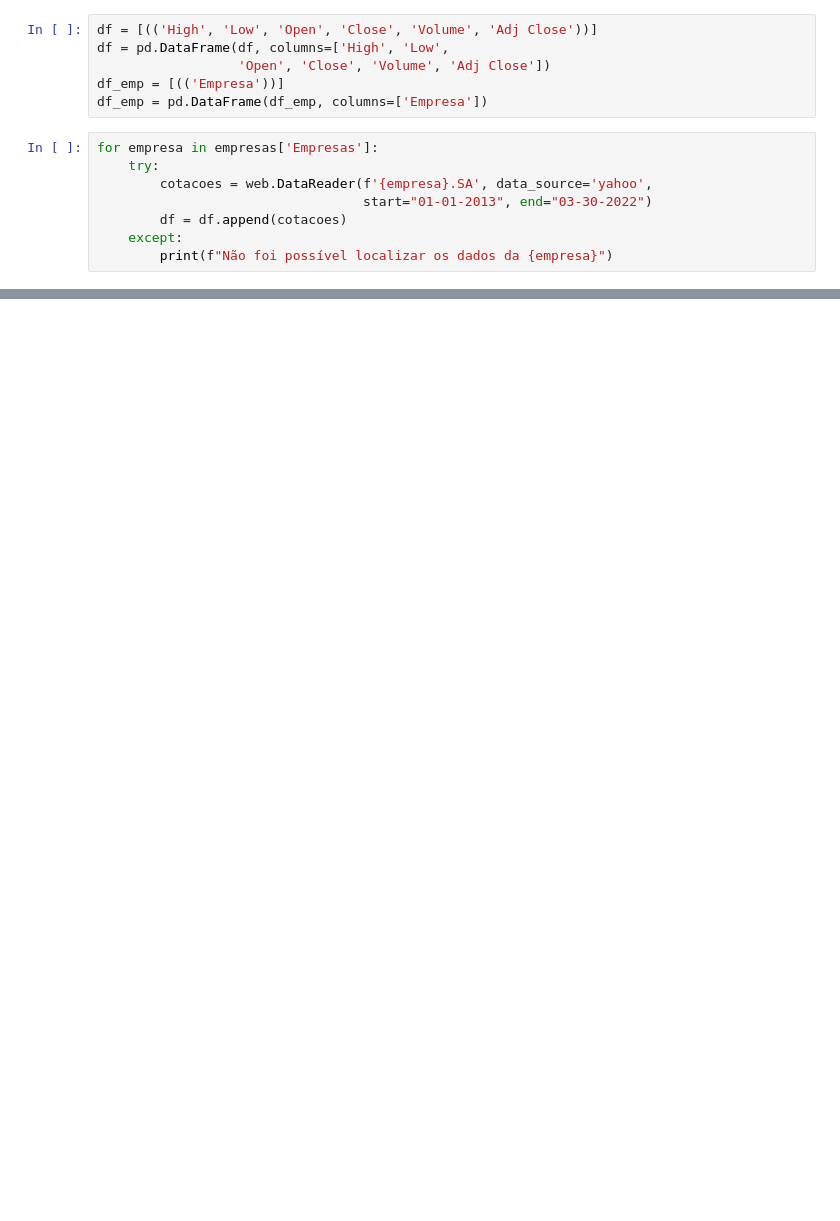
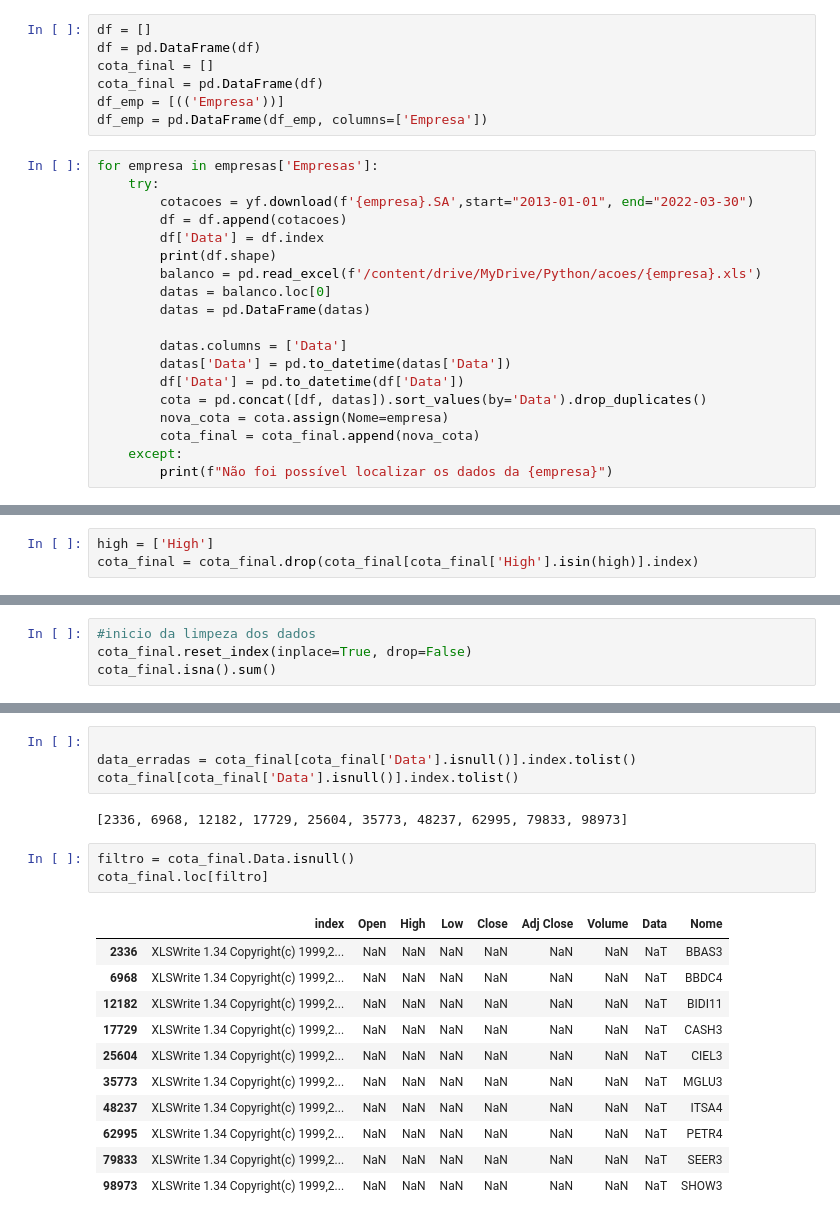
Before and after one commit to renannevesr/Trader, a Jupyter notebook: Acoes.ipynb, the cells around one changed output, grey strips where cells are left out. Drawn from its saved outputs; the diff is of its cells as text; blank space fills up the shorter version.

```diff
--- a/Acoes.ipynb
+++ b/Acoes.ipynb
@@ -9,15 +45,27 @@ empresas = ('BBAS3', 'BBDC4', 'BIDI11', 'CASH3' ,'CIEL3', 'MGLU3' ,'ITSA4', 'PET
 # %%
-df = [(('High', 'Low', 'Open', 'Close', 'Volume', 'Adj Close'))]
-df = pd.DataFrame(df, columns=['High', 'Low',
-                  'Open', 'Close', 'Volume', 'Adj Close'])
+df = []
+df = pd.DataFrame(df)
+cota_final = []
+cota_final = pd.DataFrame(df)
 df_emp = [(('Empresa'))]
 df_emp = pd.DataFrame(df_emp, columns=['Empresa'])
 # %%
 for empresa in empresas['Empresas']:
     try:
-        cotacoes = web.DataReader(f'{empresa}.SA', data_source='yahoo',
-                                  start="01-01-2013", end="03-30-2022")
+        cotacoes = yf.download(f'{empresa}.SA',start="2013-01-01", end="2022-03-30")
         df = df.append(cotacoes)
+        df['Data'] = df.index
+        print(df.shape)
+        balanco = pd.read_excel(f'/content/drive/MyDrive/Python/acoes/{empresa}.xls')
+        datas = balanco.loc[0]
+        datas = pd.DataFrame(datas)
+
+        datas.columns = ['Data']
+        datas['Data'] = pd.to_datetime(datas['Data'])
+        df['Data'] = pd.to_datetime(df['Data'])
+        cota = pd.concat([df, datas]).sort_values(by='Data').drop_duplicates()
+        nova_cota = cota.assign(Nome=empresa)
+        cota_final = cota_final.append(nova_cota)
     except:
         print(f"Não foi possível localizar os dados da {empresa}")
 # %% [output]
@@ -24,0 +89,3 @@ TypeError: ignored
+# %%
+high = ['High']
+cota_final = cota_final.drop(cota_final[cota_final['High'].isin(high)].index)
@@ -24,0 +96,4 @@ TypeError: ignored
+# %%
+#inicio da limpeza dos dados
+cota_final.reset_index(inplace=True, drop=False)
+cota_final.isna().sum()
@@ -24,0 +111,21 @@ TypeError: ignored
+# %%
+
+data_erradas = cota_final[cota_final['Data'].isnull()].index.tolist()
+cota_final[cota_final['Data'].isnull()].index.tolist()
+# %% [output]
+[2336, 6968, 12182, 17729, 25604, 35773, 48237, 62995, 79833, 98973]
+# %%
+filtro = cota_final.Data.isnull()
+cota_final.loc[filtro]
+# %% [output]
+|  | index | Open | High | Low | Close | Adj Close | Volume | Data | Nome |
+| 2336 | XLSWrite 1.34 Copyright(c) 1999,2... | NaN | NaN | NaN | NaN | NaN | NaN | NaT | BBAS3 |
+| 6968 | XLSWrite 1.34 Copyright(c) 1999,2... | NaN | NaN | NaN | NaN | NaN | NaN | NaT | BBDC4 |
+| 12182 | XLSWrite 1.34 Copyright(c) 1999,2... | NaN | NaN | NaN | NaN | NaN | NaN | NaT | BIDI11 |
+| 17729 | XLSWrite 1.34 Copyright(c) 1999,2... | NaN | NaN | NaN | NaN | NaN | NaN | NaT | CASH3 |
+| 25604 | XLSWrite 1.34 Copyright(c) 1999,2... | NaN | NaN | NaN | NaN | NaN | NaN | NaT | CIEL3 |
+| 35773 | XLSWrite 1.34 Copyright(c) 1999,2... | NaN | NaN | NaN | NaN | NaN | NaN | NaT | MGLU3 |
+| 48237 | XLSWrite 1.34 Copyright(c) 1999,2... | NaN | NaN | NaN | NaN | NaN | NaN | NaT | ITSA4 |
+| 62995 | XLSWrite 1.34 Copyright(c) 1999,2... | NaN | NaN | NaN | NaN | NaN | NaN | NaT | PETR4 |
+| 79833 | XLSWrite 1.34 Copyright(c) 1999,2... | NaN | NaN | NaN | NaN | NaN | NaN | NaT | SEER3 |
+| 98973 | XLSWrite 1.34 Copyright(c) 1999,2... | NaN | NaN | NaN | NaN | NaN | NaN | NaT | SHOW3 |
```
Also changed, not shown: parts of 21 cells of this notebook.
